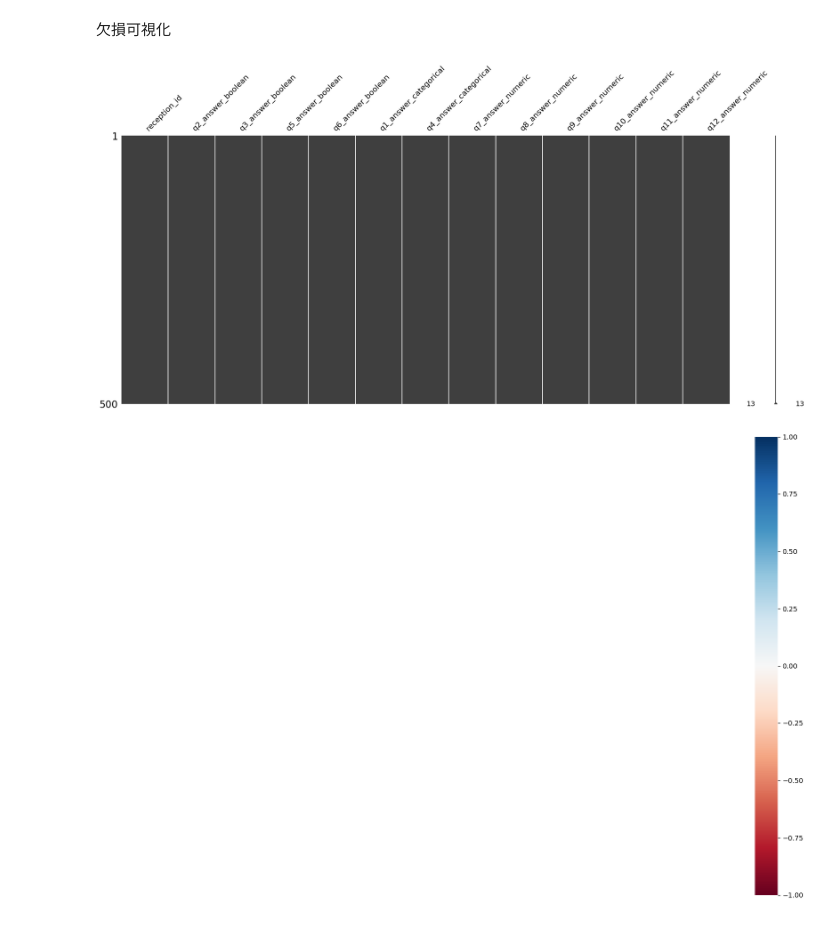
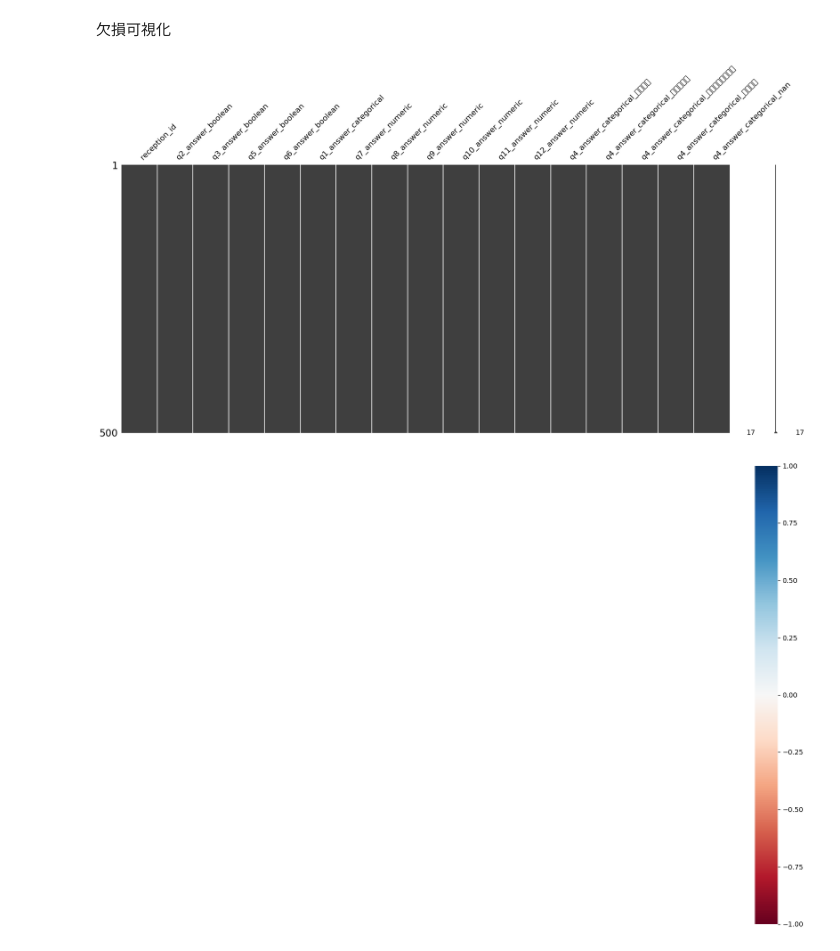
Before and after one commit to emon0415/team_wwww, a Jupyter notebook: wwww.ipynb, the cells around one changed output. Cells and saved outputs as stored; diff of their text form; code cells hidden in the pictures.

```diff
--- a/wwww.ipynb
+++ b/wwww.ipynb
@@ -43,5 +45,24 @@ df_wide_format = df.pivot_table(index="reception_id",
 df_wide_format.columns = [f"q{col[1]}_{col[0]}" for col in df_wide_format.columns]
 df_wide_format.reset_index(inplace=True)
 
-df_wide_format.head(20)
+# print(df_wide_format.head())
+# print("----------------------------------------------------------")
+
+# q1とq4はカテゴリカルなのでエンコーディング実施
+df_encoded = df_wide_format.copy()
+# q1_answer_categorical（間取り情報）はラベルエンコーディング
+le = LabelEncoder()
+# 欠損値がある場合は、一旦文字列に変換して埋める（ここでは "missing" として扱う）
+df_encoded["q1_answer_categorical"] = df_encoded["q1_answer_categorical"].fillna("missing")
+df_encoded["q1_answer_categorical"] = le.fit_transform(df_encoded["q1_answer_categorical"])
+
+
+# q4_answer_categorical はワンホットエンコーディング
+df_encoded = pd.get_dummies(df_encoded, columns=["q4_answer_categorical"], prefix="q4_answer_categorical", dummy_na=True)
+# ワンホットエンコーディングの結果がbooleanの場合、0/1の整数に変換
+for col in df_encoded.columns:
+    if col.startswith("q4_answer_categorical_"):
+        df_encoded[col] = df_encoded[col].astype(int)
+
+print(df_encoded.head(5))
 # %% [output]
@@ -120,10 +140,10 @@ plt.show()
 # %% [markdown]
 欠損可視化
 # %%
-msno.matrix(df_wide_format)
+msno.matrix(df_encoded)
 plt.show()
-msno.heatmap(df_wide_format)
+msno.heatmap(df_encoded)
 plt.show()
 # %% [output]
-[figure, old version]
+[figure, new version]
 [figure]
```
Also changed, not shown: parts of 6 cells of this notebook.
